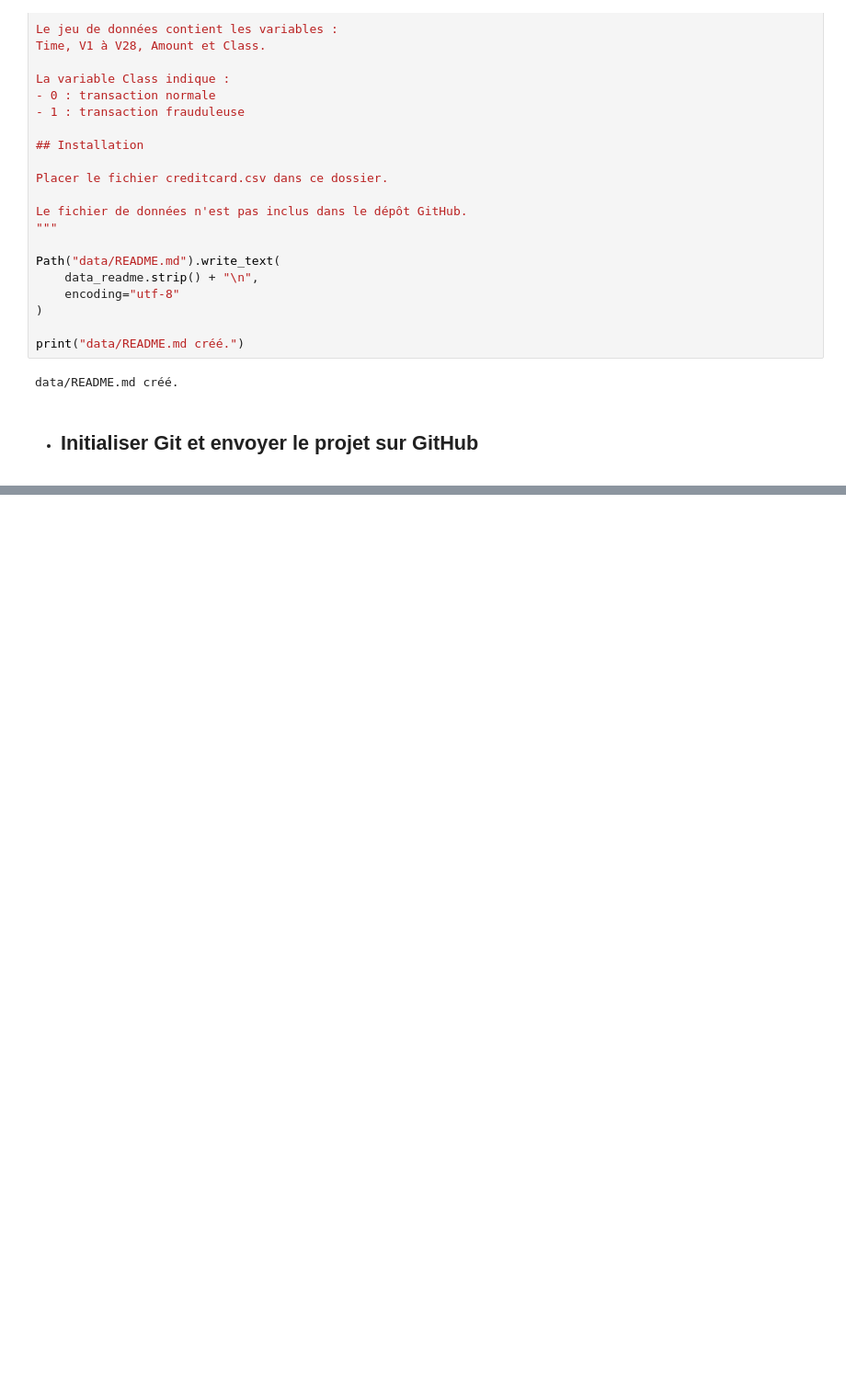
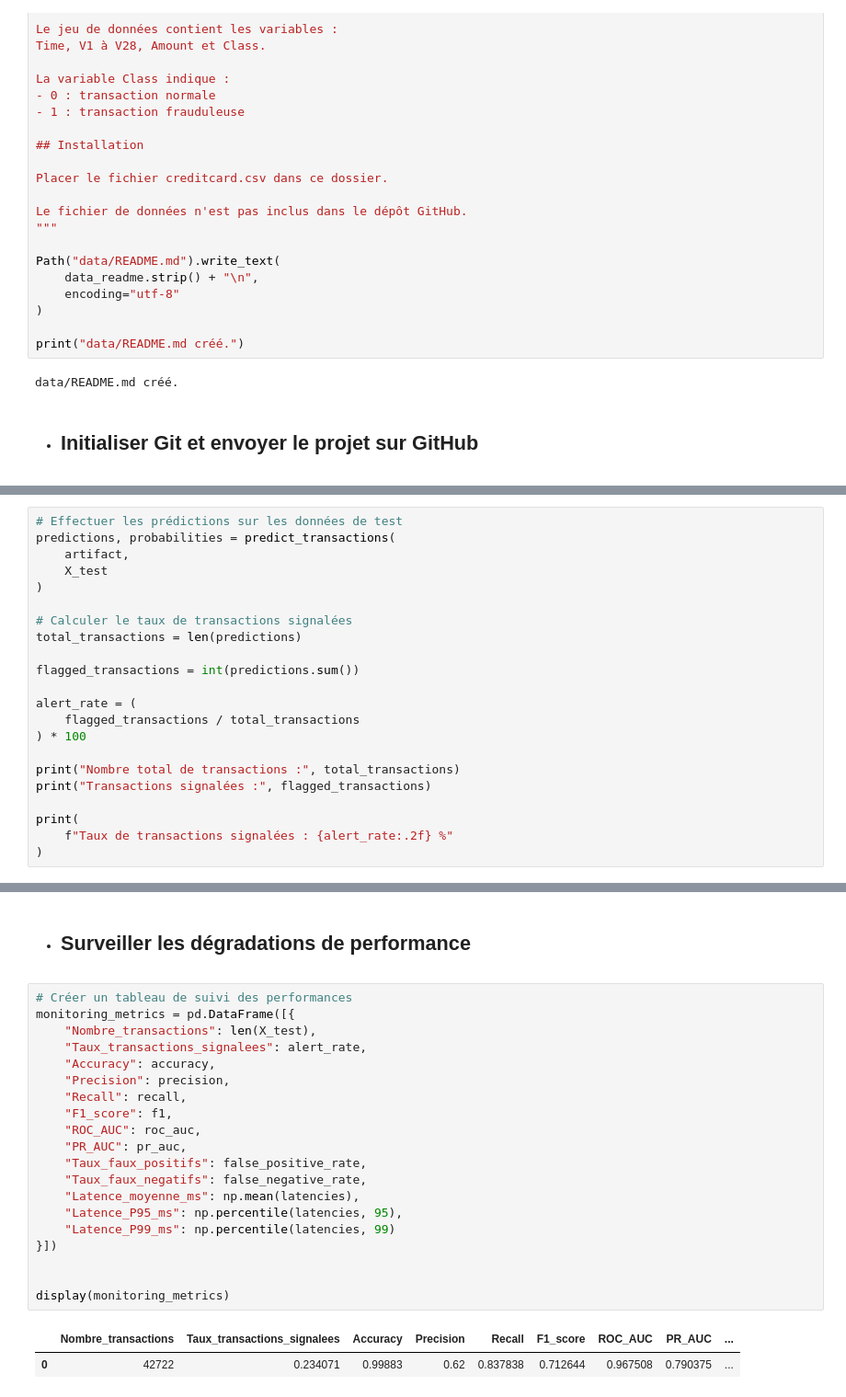
Before and after one commit to Rouddlygilot/AI-TestGuard, a Jupyter notebook: analyse_tests.ipynb, the cells around one changed output, grey strips where cells are left out. Shown at 92% size. Drawn from its saved outputs; the diff is of its cells as text; blank space fills up the shorter version.

```diff
--- a/analyse_tests.ipynb
+++ b/analyse_tests.ipynb
@@ -2696,0 +2785,22 @@ To https://github.com/Rouddlygilot/AI-TestGuard.git
+# %%
+# Effectuer les prédictions sur les données de test
+predictions, probabilities = predict_transactions(
+    artifact,
+    X_test
+)
+
+# Calculer le taux de transactions signalées
+total_transactions = len(predictions)
+
+flagged_transactions = int(predictions.sum())
+
+alert_rate = (
+    flagged_transactions / total_transactions
+) * 100
+
+print("Nombre total de transactions :", total_transactions)
+print("Transactions signalées :", flagged_transactions)
+
+print(
+    f"Taux de transactions signalées : {alert_rate:.2f} %"
+)
@@ -2696,0 +2978,25 @@ To https://github.com/Rouddlygilot/AI-TestGuard.git
+# %% [markdown]
+- ## Surveiller les dégradations de performance
+# %%
+# Créer un tableau de suivi des performances
+monitoring_metrics = pd.DataFrame([{
+    "Nombre_transactions": len(X_test),
+    "Taux_transactions_signalees": alert_rate,
+    "Accuracy": accuracy,
+    "Precision": precision,
+    "Recall": recall,
+    "F1_score": f1,
+    "ROC_AUC": roc_auc,
+    "PR_AUC": pr_auc,
+    "Taux_faux_positifs": false_positive_rate,
+    "Taux_faux_negatifs": false_negative_rate,
+    "Latence_moyenne_ms": np.mean(latencies),
+    "Latence_P95_ms": np.percentile(latencies, 95),
+    "Latence_P99_ms": np.percentile(latencies, 99)
+}])
+
+
+display(monitoring_metrics)
+# %% [output]
+|  | Nombre_transactions | Taux_transactions_signalees | Accuracy | Precision | Recall | F1_score | ROC_AUC | PR_AUC | ... |
+| 0 | 42722 | 0.234071 | 0.99883 | 0.62 | 0.837838 | 0.712644 | 0.967508 | 0.790375 | ... |
```
Also changed, not shown: parts of 71 cells of this notebook, 13 other files.
